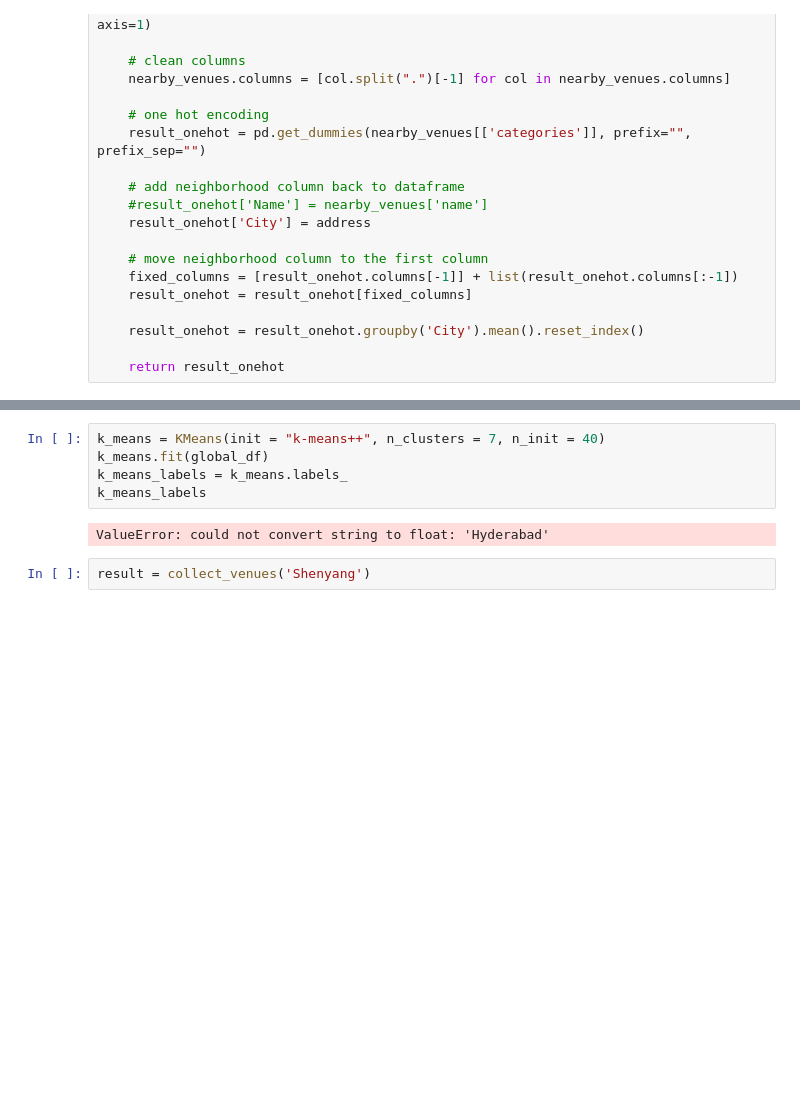
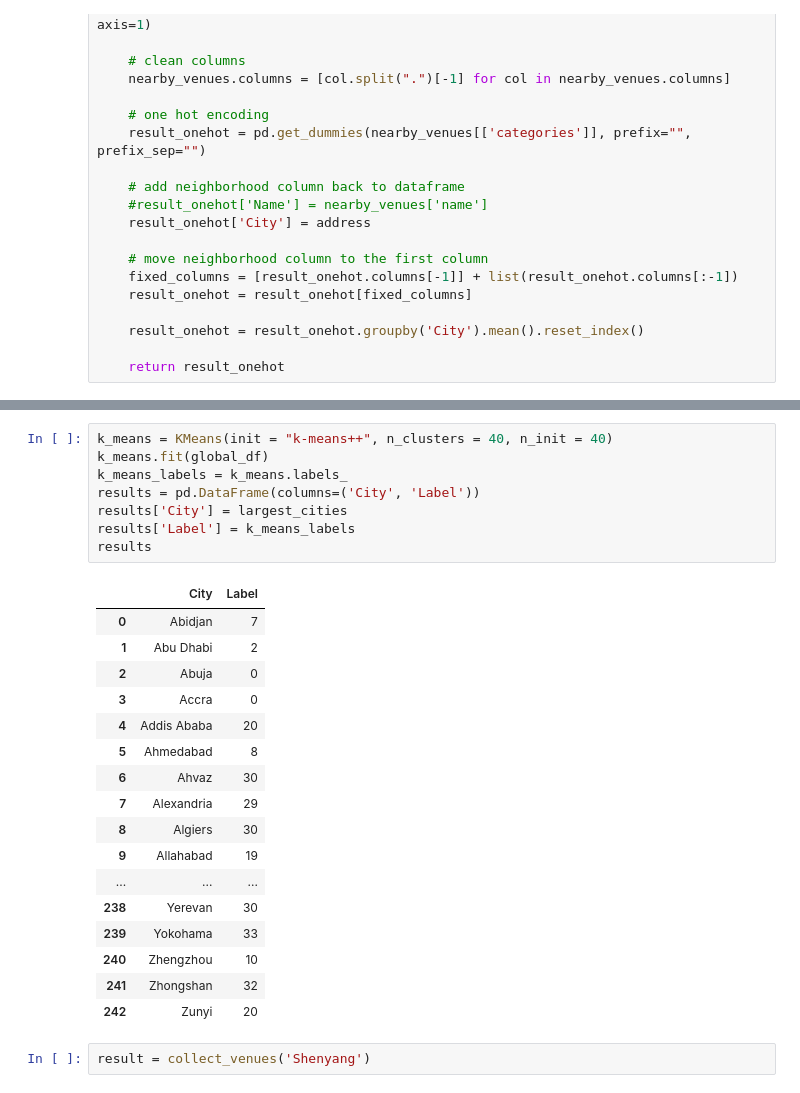
Before and after one commit to AdGir/DataScience_capstone, a Jupyter notebook: benchmark_tel_aviv.ipynb, the cells around one changed output, grey strips where cells are left out. Drawn from its saved outputs; the diff is of its cells as text; blank space fills up the shorter version.

```diff
--- a/benchmark_tel_aviv.ipynb
+++ b/benchmark_tel_aviv.ipynb
@@ -239,9 +245,28 @@ KeyError: 'groups'
 # %%
-k_means = KMeans(init = "k-means++", n_clusters = 7, n_init = 40)
+k_means = KMeans(init = "k-means++", n_clusters = 40, n_init = 40)
 k_means.fit(global_df)
 k_means_labels = k_means.labels_
-k_means_labels
+results = pd.DataFrame(columns=('City', 'Label'))
+results['City'] = largest_cities
+results['Label'] = k_means_labels
+results
 # %% [output]
-ValueError: could not convert string to float: 'Hyderabad'
+|  | City | Label |
+| 0 | Abidjan | 7 |
+| 1 | Abu Dhabi | 2 |
+| 2 | Abuja | 0 |
+| 3 | Accra | 0 |
+| 4 | Addis Ababa | 20 |
+| 5 | Ahmedabad | 8 |
+| 6 | Ahvaz | 30 |
+| 7 | Alexandria | 29 |
+| 8 | Algiers | 30 |
+| 9 | Allahabad | 19 |
+| ... | ... | ... |
+| 238 | Yerevan | 30 |
+| 239 | Yokohama | 33 |
+| 240 | Zhengzhou | 10 |
+| 241 | Zhongshan | 32 |
+| 242 | Zunyi | 20 |
 # %%
 result = collect_venues('Shenyang')
```
Also changed, not shown: parts of 3 cells of this notebook.
